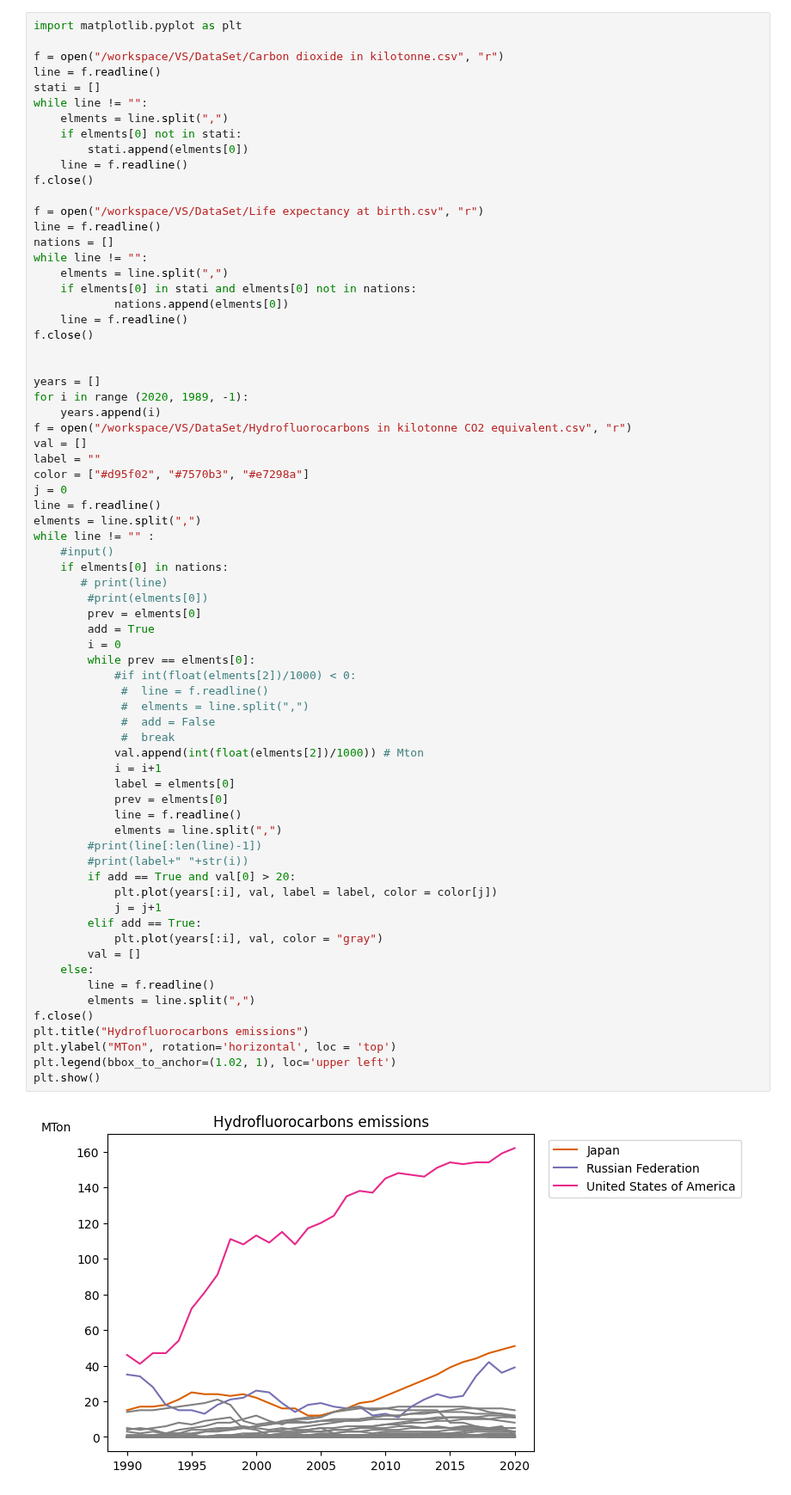
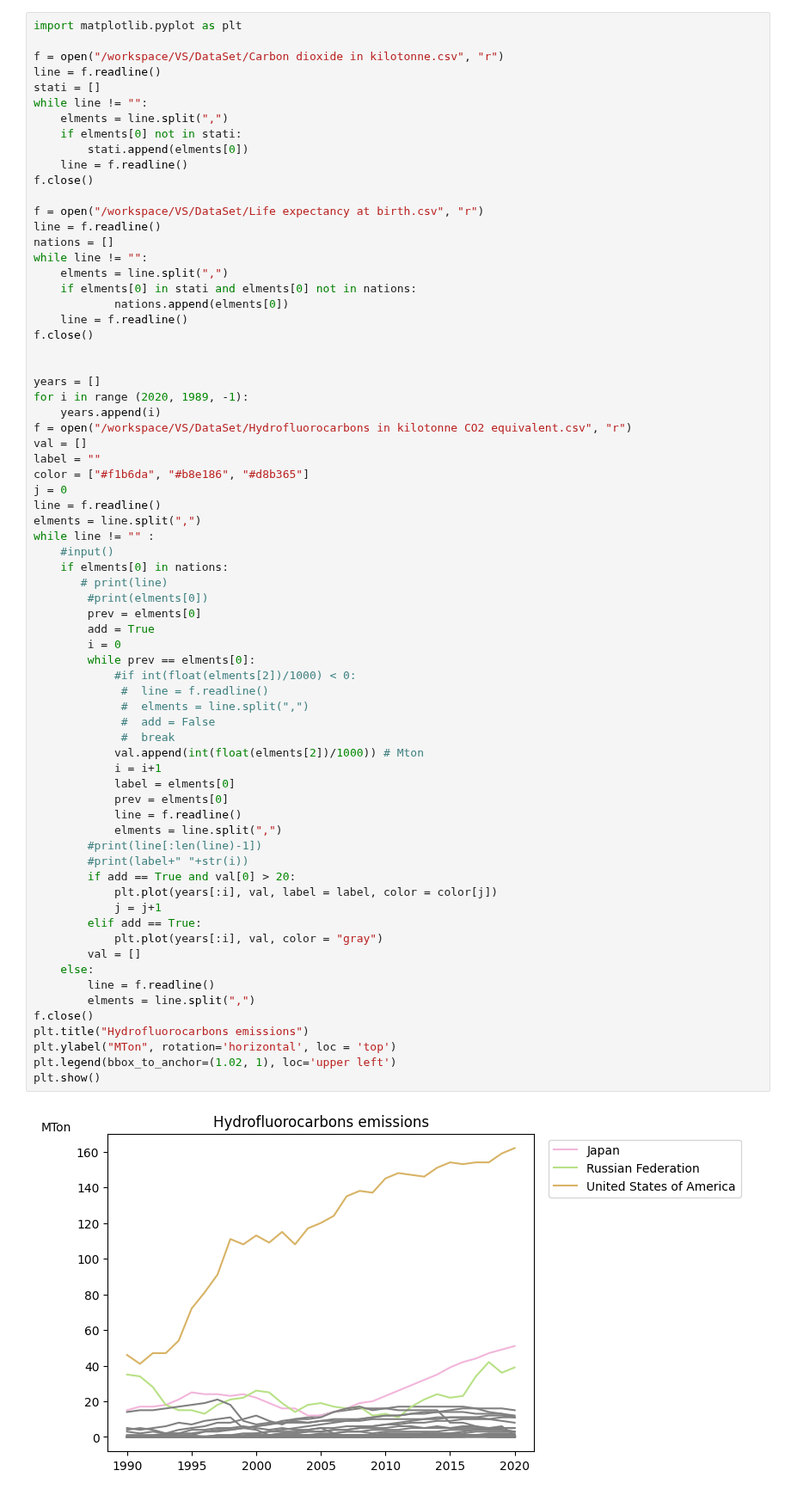
Before and after one commit to snohm/VS, a Jupyter notebook: Sorgenti/HFC.ipynb, the cells around one changed output. Shown at 86% size. Drawn from its saved outputs; the diff is of its cells as text.

```diff
--- a/Sorgenti/HFC.ipynb
+++ b/Sorgenti/HFC.ipynb
@@ -28,7 +28,7 @@ for i in range (2020, 1989, -1):
 f = open("/workspace/VS/DataSet/Hydrofluorocarbons in kilotonne CO2 equivalent.csv", "r")
 val = []
 label = ""
-color = ["#d95f02", "#7570b3", "#e7298a"]
+color = ["#f1b6da", "#b8e186", "#d8b365"]
 j = 0
 line = f.readline()
 elments = line.split(",")
@@ -42,31 +42,31 @@ while line != "" :
         i = 0
         while prev == elments[0]:
             #if int(float(elments[2])/1000) < 0:
              #  line = f.readline()
              #  elments = line.split(",")
              #  add = False
              #  break
             val.append(int(float(elments[2])/1000)) # Mton
             i = i+1
             label = elments[0]
             prev = elments[0]
             line = f.readline()
             elments = line.split(",")
         #print(line[:len(line)-1])
         #print(label+" "+str(i))
         if add == True and val[0] > 20:
             plt.plot(years[:i], val, label = label, color = color[j])
             j = j+1
         elif add == True:
             plt.plot(years[:i], val, color = "gray")
         val = []
     else:
         line = f.readline()
         elments = line.split(",")
 f.close()
 plt.title("Hydrofluorocarbons emissions")
 plt.ylabel("MTon", rotation='horizontal', loc = 'top')
 plt.legend(bbox_to_anchor=(1.02, 1), loc='upper left')
 plt.show()
 # %% [output]
-[figure, old version]
+[figure, new version]
```
Also changed, not shown: 5 other files.
